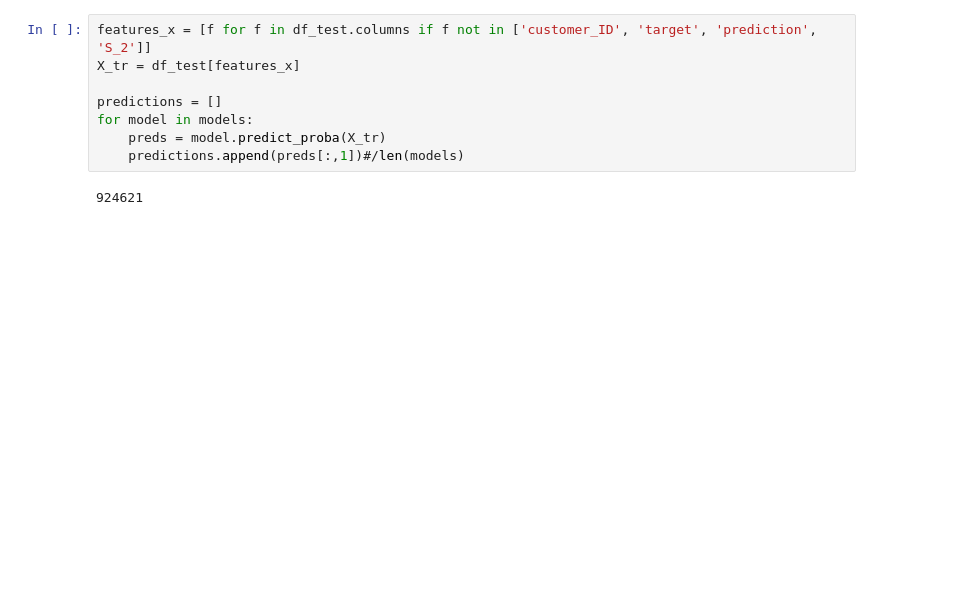
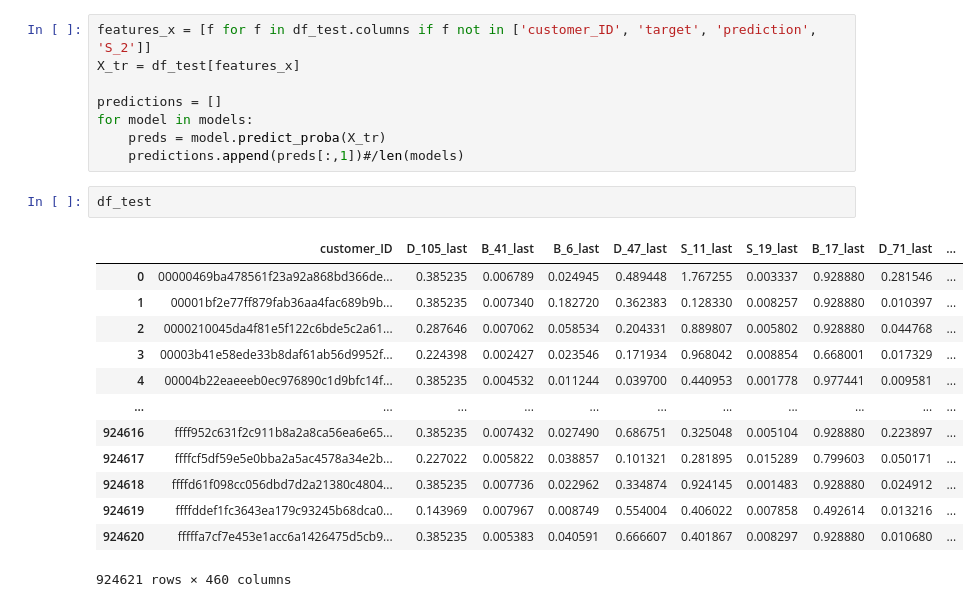
Before and after one commit to binarysentient/kaggle-binarysentient, a Jupyter notebook: amex-default-prediction/predictor.ipynb, the cells around one changed output. Drawn from its saved outputs; the diff is of its cells as text; blank space fills up the shorter version.

```diff
--- a/amex-default-prediction/predictor.ipynb
+++ b/amex-default-prediction/predictor.ipynb
@@ -502,5 +525,18 @@ for model in models:
     preds = model.predict_proba(X_tr)
     predictions.append(preds[:,1])#/len(models)
 # %%
+df_test
 # %% [output]
+|  | customer_ID | D_105_last | B_41_last | B_6_last | D_47_last | S_11_last | S_19_last | B_17_last | D_71_last | ... |
+| 0 | 00000469ba478561f23a92a868bd366de... | 0.385235 | 0.006789 | 0.024945 | 0.489448 | 1.767255 | 0.003337 | 0.928880 | 0.281546 | ... |
+| 1 | 00001bf2e77ff879fab36aa4fac689b9b... | 0.385235 | 0.007340 | 0.182720 | 0.362383 | 0.128330 | 0.008257 | 0.928880 | 0.010397 | ... |
+| 2 | 0000210045da4f81e5f122c6bde5c2a61... | 0.287646 | 0.007062 | 0.058534 | 0.204331 | 0.889807 | 0.005802 | 0.928880 | 0.044768 | ... |
+| 3 | 00003b41e58ede33b8daf61ab56d9952f... | 0.224398 | 0.002427 | 0.023546 | 0.171934 | 0.968042 | 0.008854 | 0.668001 | 0.017329 | ... |
+| 4 | 00004b22eaeeeb0ec976890c1d9bfc14f... | 0.385235 | 0.004532 | 0.011244 | 0.039700 | 0.440953 | 0.001778 | 0.977441 | 0.009581 | ... |
+| ... | ... | ... | ... | ... | ... | ... | ... | ... | ... | ... |
+| 924616 | ffff952c631f2c911b8a2a8ca56ea6e65... | 0.385235 | 0.007432 | 0.027490 | 0.686751 | 0.325048 | 0.005104 | 0.928880 | 0.223897 | ... |
+| 924617 | ffffcf5df59e5e0bba2a5ac4578a34e2b... | 0.227022 | 0.005822 | 0.038857 | 0.101321 | 0.281895 | 0.015289 | 0.799603 | 0.050171 | ... |
+| 924618 | ffffd61f098cc056dbd7d2a21380c4804... | 0.385235 | 0.007736 | 0.022962 | 0.334874 | 0.924145 | 0.001483 | 0.928880 | 0.024912 | ... |
+| 924619 | ffffddef1fc3643ea179c93245b68dca0... | 0.143969 | 0.007967 | 0.008749 | 0.554004 | 0.406022 | 0.007858 | 0.492614 | 0.013216 | ... |
+| 924620 | fffffa7cf7e453e1acc6a1426475d5cb9... | 0.385235 | 0.005383 | 0.040591 | 0.666607 | 0.401867 | 0.008297 | 0.928880 | 0.010680 | ... |
-924621
+924621 rows × 460 columns
```
Also changed, not shown: parts of 14 cells of this notebook, 4 other files.
